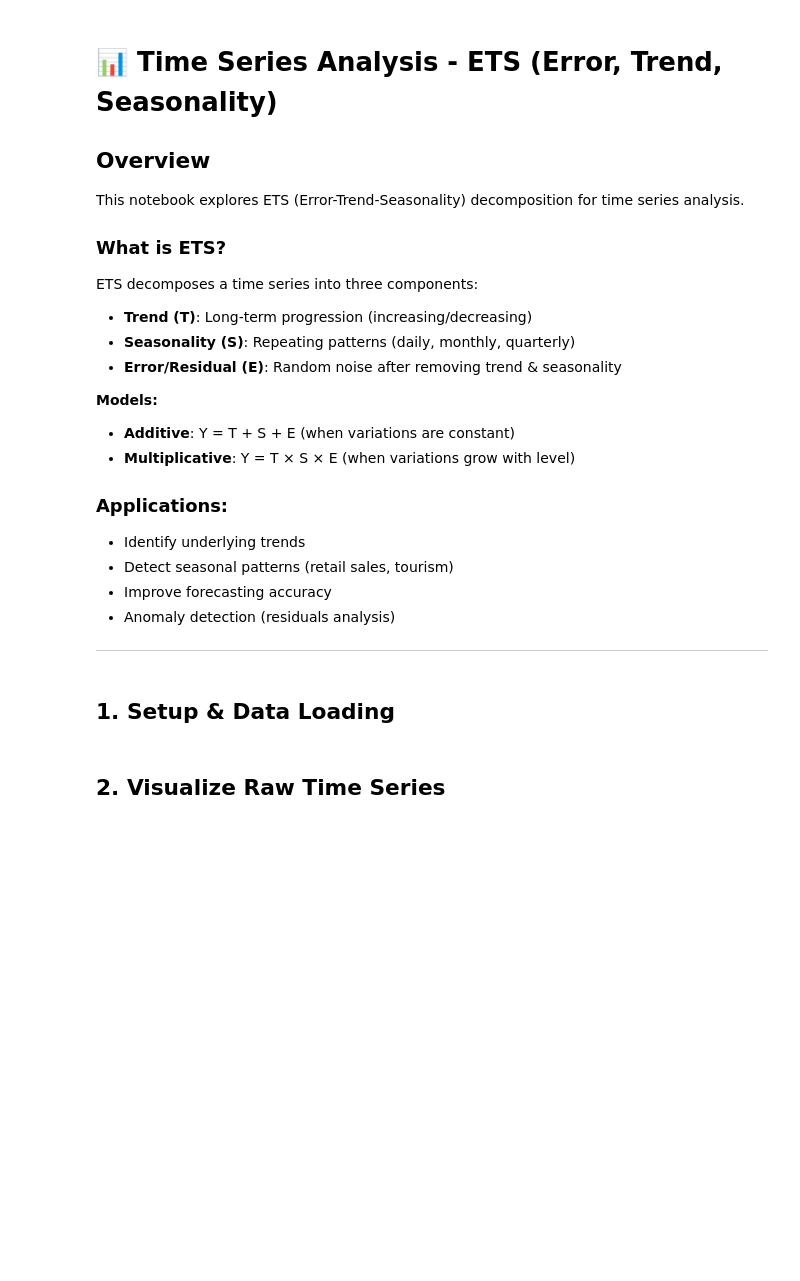
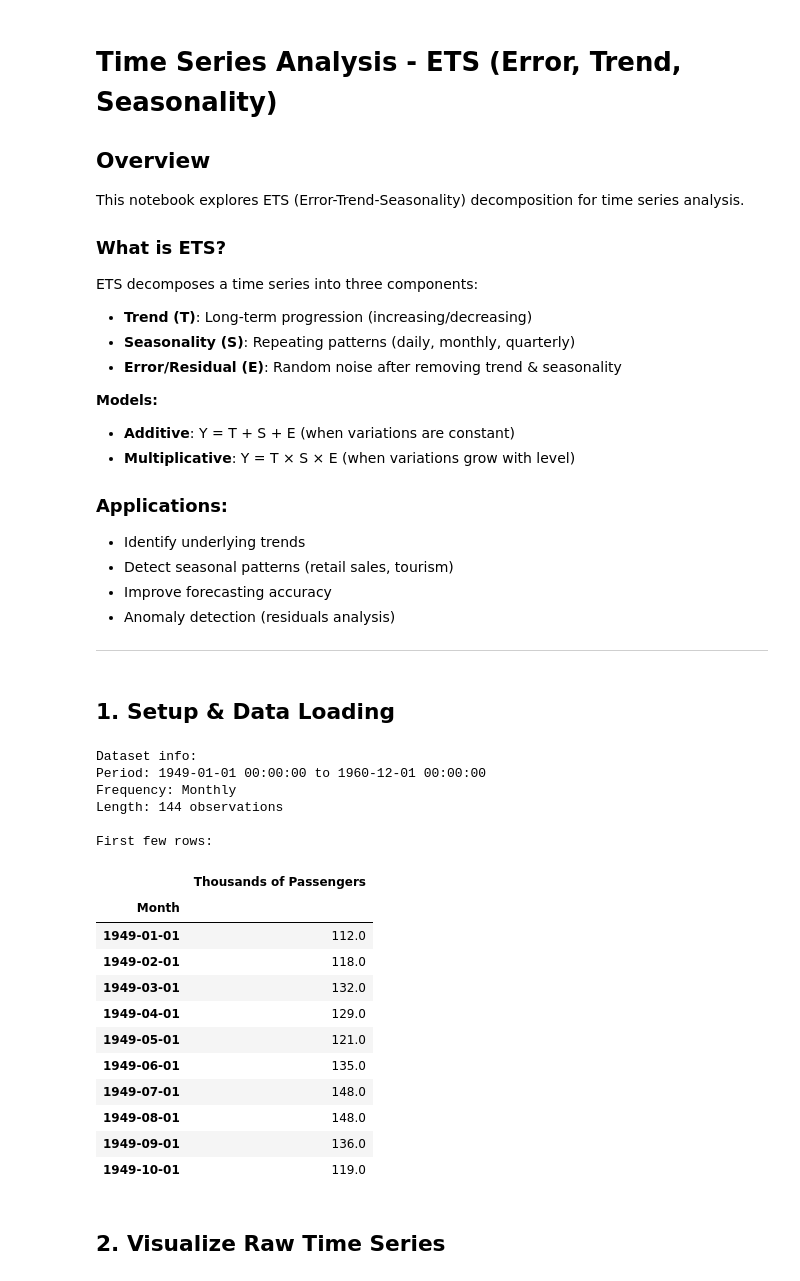
Before and after one commit to thomasnassar/quantitative-finance-notebooks, a Jupyter notebook: time-series-analysis/2-ETS.ipynb, the cells around one changed output. Drawn from its saved outputs; the diff is of its cells as text; code cells hidden in the pictures; blank space fills up the shorter version.

```diff
--- a/time-series-analysis/2-ETS.ipynb
+++ b/time-series-analysis/2-ETS.ipynb
@@ -1,5 +1,5 @@
 # %% [markdown]
-# 📊 Time Series Analysis - ETS (Error, Trend, Seasonality)
+# Time Series Analysis - ETS (Error, Trend, Seasonality)
 
 ## Overview
 This notebook explores ETS (Error-Trend-Seasonality) decomposition for time series analysis.
@@ -37,21 +37,41 @@ import statsmodels.api as sm
 plt.style.use('seaborn-v0_8-darkgrid')
 plt.rcParams['figure.figsize'] = (14, 10)
 # %%
-# Load airline passengers dataset - classic example with trend & seasonality
+# Load airline passengers csv dataset - classic example with trend & seasonality
 # Monthly totals of international airline passengers (1949-1960)
-airline = sm.datasets.get_rdataset('AirPassengers', 'datasets').data
+airline = pd.read_csv('airline_passengers.csv', index_col='Month')
+airline.dropna(inplace=True)
 
 # Convert to proper datetime
-airline['time'] = pd.to_datetime(airline['time'])
-airline = airline.set_index('time')
-airline = airline.asfreq('MS')  # Month Start frequency
+airline.index = pd.to_datetime(airline.index)
+airline.head()
+
 
 print("Dataset info:")
 print(f"Period: {airline.index.min()} to {airline.index.max()}")
 print(f"Frequency: Monthly")
 print(f"Length: {len(airline)} observations")
 print(f"\nFirst few rows:")
-display(airline.head(12))
+display(airline.head(10))
+# %% [output]
+Dataset info:
+Period: 1949-01-01 00:00:00 to 1960-12-01 00:00:00
+Frequency: Monthly
+Length: 144 observations
+
+First few rows:
+|  | Thousands of Passengers |
+| Month |  |
+| 1949-01-01 | 112.0 |
+| 1949-02-01 | 118.0 |
+| 1949-03-01 | 132.0 |
+| 1949-04-01 | 129.0 |
+| 1949-05-01 | 121.0 |
+| 1949-06-01 | 135.0 |
+| 1949-07-01 | 148.0 |
+| 1949-08-01 | 148.0 |
+| 1949-09-01 | 136.0 |
+| 1949-10-01 | 119.0 |
 # %% [markdown]
 ## 2. Visualize Raw Time Series
 # %%
```
Also changed, not shown: parts of 9 cells of this notebook, 2 other files.
